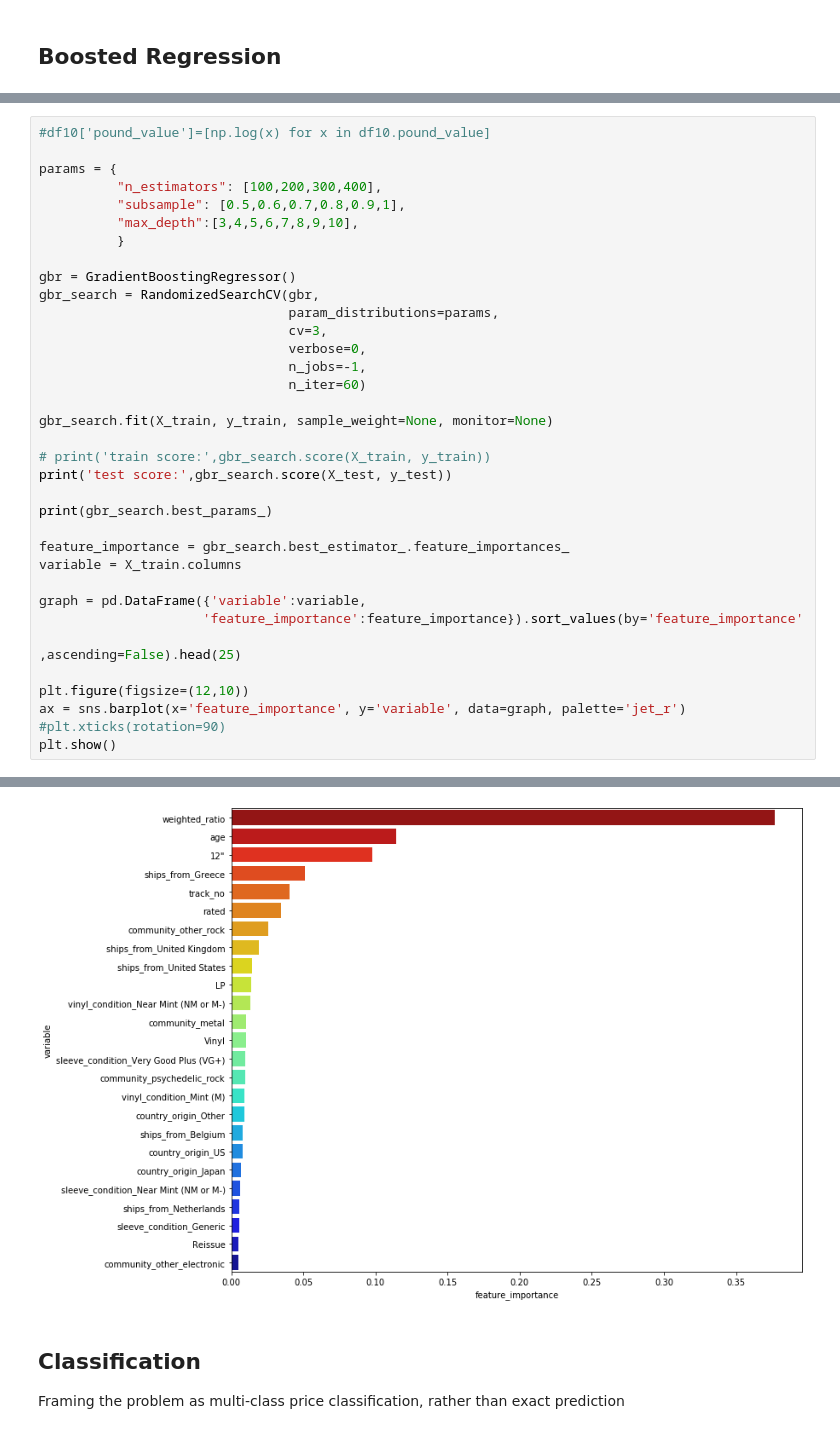
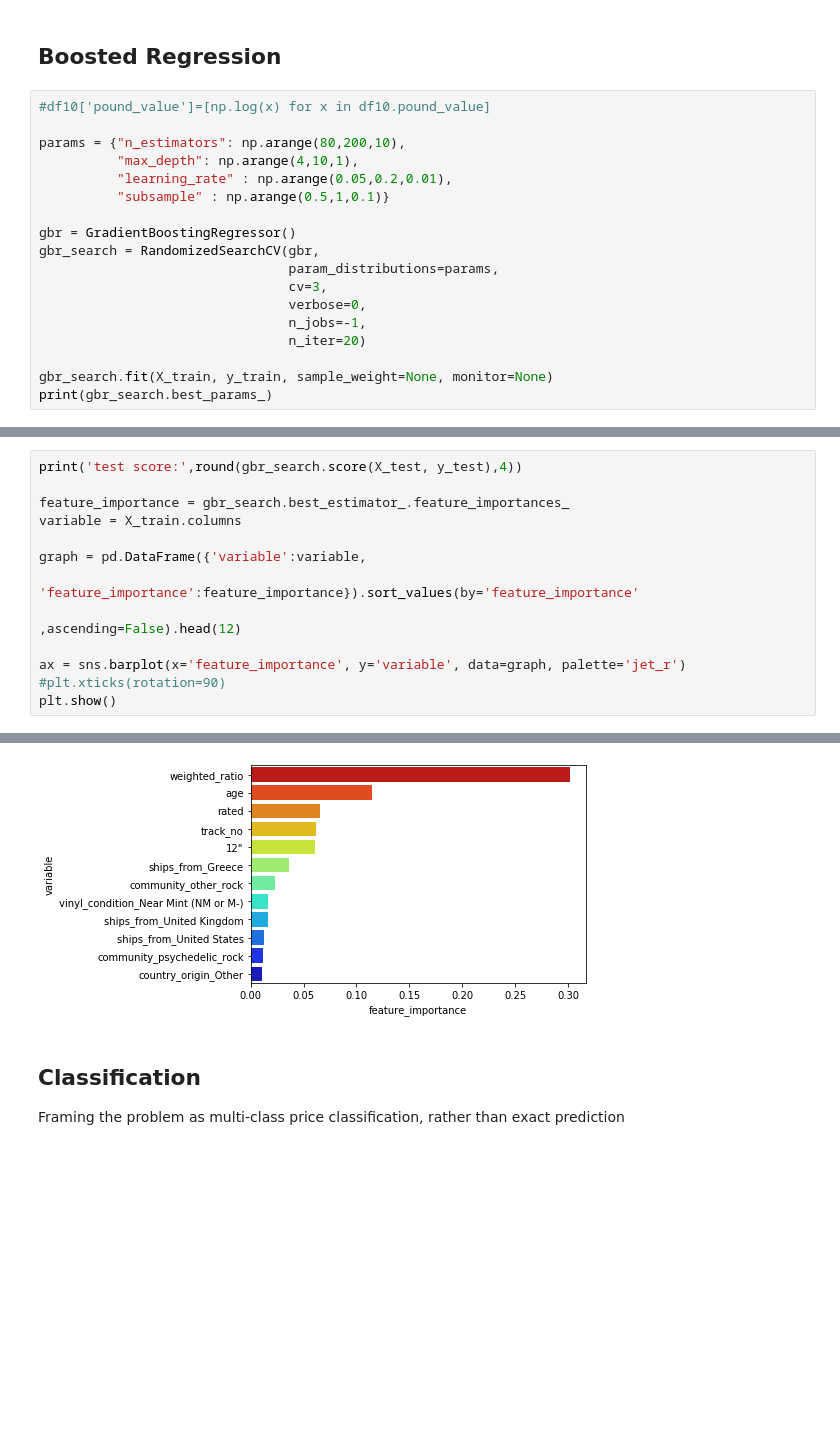
Before and after one commit to joey-91/Vinyl-Project, a Jupyter notebook: Modelling.ipynb, the cells around one changed output, grey strips where cells are left out. Cells and saved outputs as stored; diff of their text form; blank space fills up the shorter version.

```diff
--- a/Modelling.ipynb
+++ b/Modelling.ipynb
@@ -85,3 +85,21 @@ Intercept: 9.68
 # %% [markdown]
 <a id="2"></a>
 ## Boosted Regression
+# %%
+#df10['pound_value']=[np.log(x) for x in df10.pound_value]
+
+params = {"n_estimators": np.arange(80,200,10),
+          "max_depth": np.arange(4,10,1),
+          "learning_rate" : np.arange(0.05,0.2,0.01),
+          "subsample" : np.arange(0.5,1,0.1)}
+
+gbr = GradientBoostingRegressor()
+gbr_search = RandomizedSearchCV(gbr,
+                                param_distributions=params,
+                                cv=3,
+                                verbose=0,
+                                n_jobs=-1,
+                                n_iter=20)
+
+gbr_search.fit(X_train, y_train, sample_weight=None, monitor=None)
+print(gbr_search.best_params_)
@@ -88,35 +108,13 @@ Intercept: 9.68
 # %%
-#df10['pound_value']=[np.log(x) for x in df10.pound_value]
-
-params = {
-          "n_estimators": [100,200,300,400],
-          "subsample": [0.5,0.6,0.7,0.8,0.9,1],
-          "max_depth":[3,4,5,6,7,8,9,10],
-          }
-
-gbr = GradientBoostingRegressor()
-gbr_search = RandomizedSearchCV(gbr,
-                                param_distributions=params,
-                                cv=3,
-                                verbose=0,
-                                n_jobs=-1,
-                                n_iter=60)
-
-gbr_search.fit(X_train, y_train, sample_weight=None, monitor=None)
-
-# print('train score:',gbr_search.score(X_train, y_train))
-print('test score:',gbr_search.score(X_test, y_test))
-
-print(gbr_search.best_params_)
+print('test score:',round(gbr_search.score(X_test, y_test),4))
 
 feature_importance = gbr_search.best_estimator_.feature_importances_
 variable = X_train.columns
 
 graph = pd.DataFrame({'variable':variable,
-                     'feature_importance':feature_importance}).sort_values(by='feature_importance'
-                                                                           ,ascending=False).head(25)
+                      'feature_importance':feature_importance}).sort_values(by='feature_importance'
+                                                                           ,ascending=False).head(12)
 
-plt.figure(figsize=(12,10))
 ax = sns.barplot(x='feature_importance', y='variable', data=graph, palette='jet_r')
 #plt.xticks(rotation=90)
 plt.show()
@@ -127,4 +123,4 @@ test score: 0.5446584624016844
-[figure, old version]
+[figure, new version]
 # %% [markdown]
 <a id="3"></a>
 ## Classification
```
Also changed, not shown: parts of 6 cells of this notebook.
